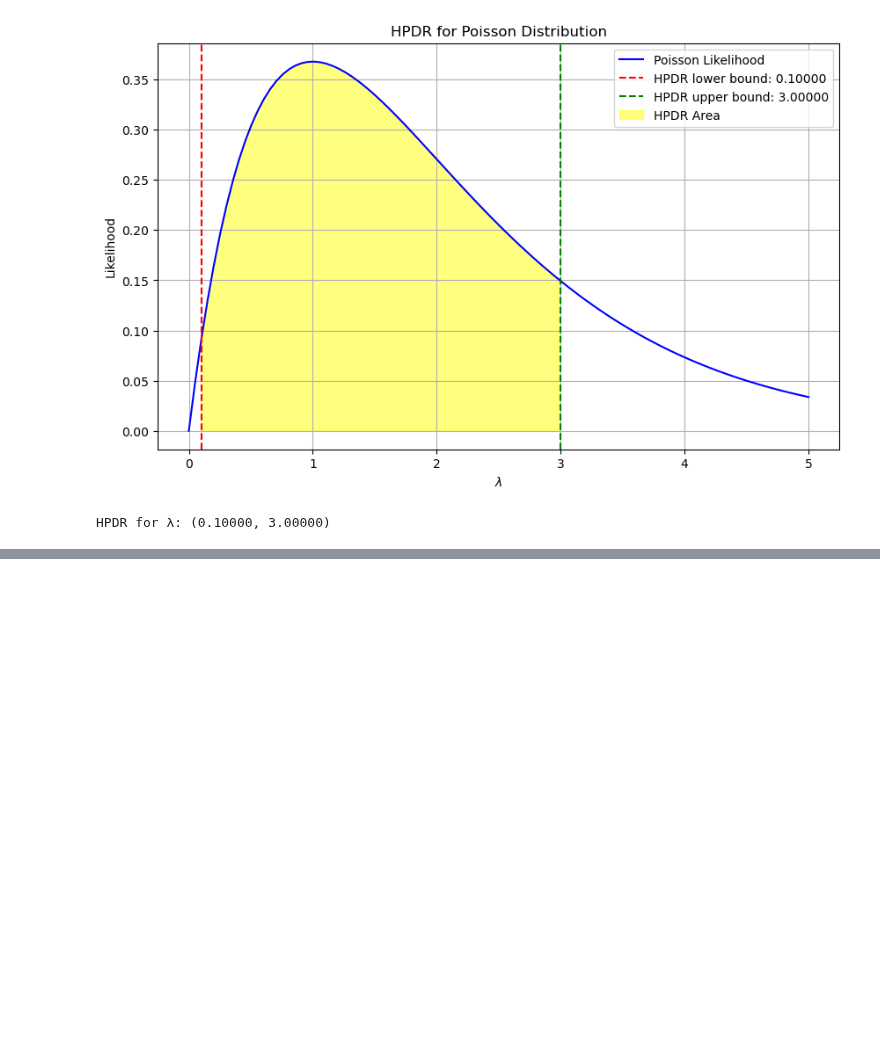
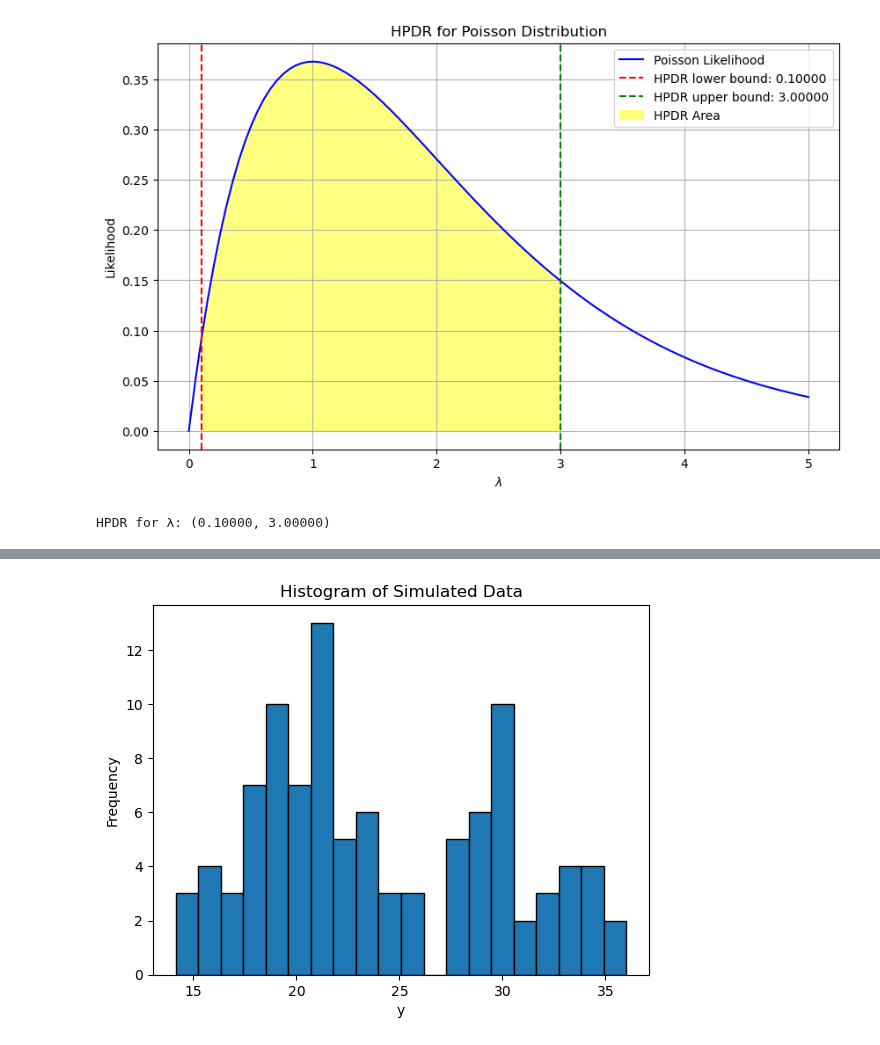
Before and after one commit to rocky115/DeepMythomatics, a Jupyter notebook: Sampling/Chapter-3/Saauntibaa_Saaguaan-7.ipynb, the cells around one changed output, grey strips where cells are left out. Saved outputs shown, nothing was run; the diff lists cells and outputs as text; code cells hidden in the pictures; blank space fills up the shorter version.

```diff
--- a/Sampling/Chapter-3/Saauntibaa_Saaguaan-7.ipynb
+++ b/Sampling/Chapter-3/Saauntibaa_Saaguaan-7.ipynb
@@ -360,0 +767,85 @@ HPDR for λ: (0.10000, 3.00000)
+# %%
+import random
+import math
+import matplotlib.pyplot as plt
+
+# Parameters for data generation
+n = 100  # number of data points
+pi = 1 / 3
+mu_true = 20
+delta_true = 10
+sigma = 3
+
+# Step (a): Generate data
+y = []
+R = []
+for i in range(n):
+    Ri = 1 if random.random() < pi else 0
+    yi = random.gauss(mu_true + Ri * delta_true, sigma)
+    y.append(yi)
+    R.append(Ri)
+
+# Plotting the histogram of generated data
+plt.hist(y, bins=20, edgecolor='black')
+plt.title("Histogram of Simulated Data")
+plt.xlabel("y")
+plt.ylabel("Frequency")
+plt.show()
+
+# Step (c): ECM Algorithm
+def e_step(y, mu, delta, pi, sigma):
+    """ E-step: Calculate expected values of latent variables Ri """
+    e_ij = []
+    for i in range(len(y)):
+        exp1 = pi * math.exp(-0.5 * ((y[i] - (mu + delta)) ** 2) / sigma**2)
+        exp2 = (1 - pi) * math.exp(-0.5 * ((y[i] - mu) ** 2) / sigma**2)
+        e_ij.append(exp1 / (exp1 + exp2))
+    return e_ij
+
+def m_step_mu(y, delta, e_ij, n):
+    """ M-step for mu: Update mu based on current delta and e_ij """
+    sum_y = sum(y)
+    sum_e = sum(e_ij)
+    mu_new = (sum_y - delta * sum_e) / n
+    return mu_new
+
+def m_step_delta(y, mu, e_ij):
+    """ M-step for delta: Update delta based on current mu and e_ij """
+    sum_ye = sum(y[i] * e_ij[i] for i in range(len(y)))
+    sum_e = sum(e_ij)
+    delta_new = (sum_ye / sum_e) - mu
+    return delta_new
+
+# Initialize parameters
+mu = 10
+delta = 1
+max_iterations = 20
+mu_values = [mu]
+delta_values = [delta]
+
+# ECM algorithm loop
+for iteration in range(max_iterations):
+    # E-step
+    e_ij = e_step(y, mu, delta, pi, sigma)
+
+    # M-step for mu
+    mu = m_step_mu(y, delta, e_ij, n)
+
+    # M-step for delta
+    delta = m_step_delta(y, mu, e_ij)
+
+    # Store values for plotting
+    mu_values.append(mu)
+    delta_values.append(delta)
+    print(f"Iteration {iteration+1}: mu = {mu:.4f}, delta = {delta:.4f}")
+
+# Plotting the trajectory of mu and delta
+plt.plot(mu_values, label='mu values')
+plt.plot(delta_values, label='delta values')
+plt.title("ECM Algorithm: Trajectory of mu and delta")
+plt.xlabel("Iteration")
+plt.ylabel("Parameter value")
+plt.legend()
+plt.show()
+# %% [output]
+[figure, added]
```
Also changed, not shown: parts of 21 cells of this notebook.
